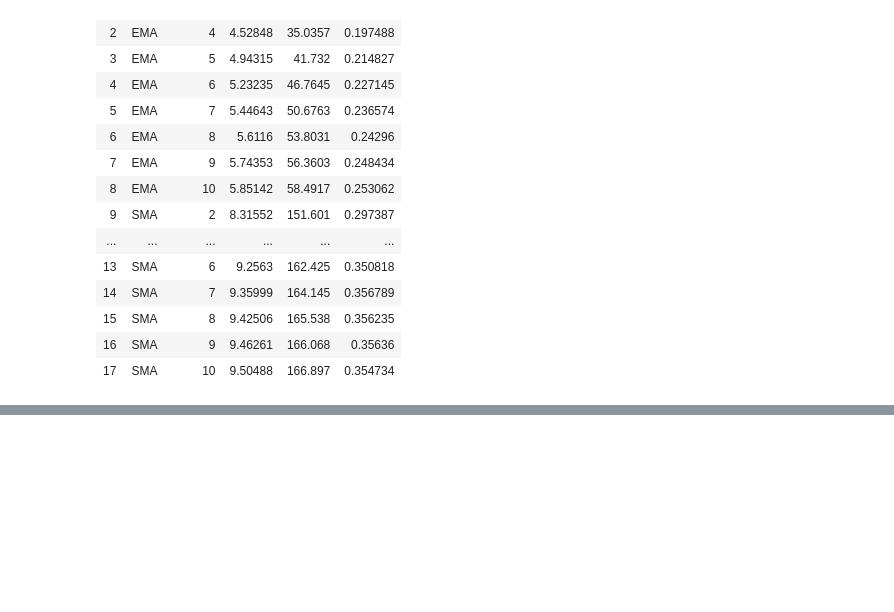
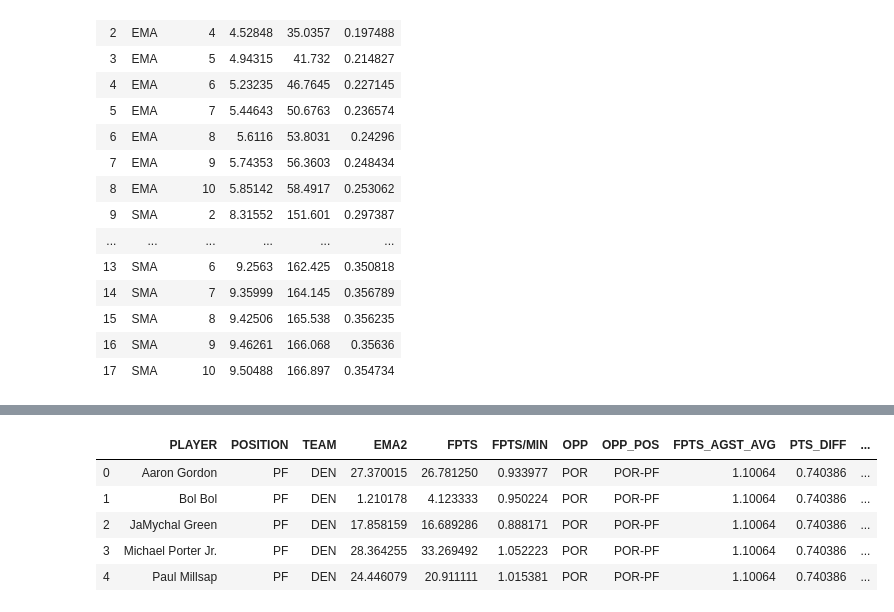
Before and after one commit to ZTFisme/Data-Science-Projects, a Jupyter notebook: NBA Predictor2.0.ipynb, the cells around one changed output, grey strips where cells are left out. Saved outputs shown, nothing was run; the diff lists cells and outputs as text; code cells hidden in the pictures; blank space fills up the shorter version.

```diff
--- a/NBA Predictor2.0.ipynb
+++ b/NBA Predictor2.0.ipynb
@@ -21,7 +28,10 @@ dat = '5-16'
 <br>
 **Yahoo DFS Cost:** Data of player's to choose from and their associated costs for each competition
 # %%
-file1 = ('https://github.com/ZTFisme/Data-Science-Projects/blob/main/NBA_PLAYER_BOX_SCORES_2021.xlsx?raw=true')
+file1 = ('https://github.com/ZTFisme/Data-Sets/blob/main/NBA_PLAYER_BOX_SCORES_2021.xlsx?raw=true')
+file2 = ('https://github.com/ZTFisme/Data-Sets/blob/main/Opponent_List.xlsx?raw=true')
+file3 = ('https://github.com/ZTFisme/Data-Sets/blob/main/Yahoo_DFS_Cost.xlsx?raw=true')
+
 data = pd.read_excel(file1, sheet_name = 0, header=0)
 data.describe()
 # %% [output]
@@ -175,7 +222,7 @@ opp_c = opp_process(opp_c)
 # %%
 opps = [opp_pg, opp_sg, opp_sf, opp_pf, opp_c]
 opponents = pd.concat(opps).reset_index(drop=True)
-opponents = opponents[['OPP','POSITION','OPP_POS','FPTS_AGST_AVG','PTS_DIFF','FPTS_MIN_AGST_AVG']]
+opponents = opponents[['OPP_POS','FPTS_AGST_AVG','PTS_DIFF','FPTS_MIN_AGST_AVG']]
 #opponents = opponents[['OPP_POS','FPTS_MIN_AGST_AVG']]
 # %%
 player_stats = pd.DataFrame(data.groupby('PLAYER')['FPTS','FPTS/MIN'].mean())
@@ -184,11 +231,22 @@ last = pd.DataFrame(data.set_index('PLAYER').groupby(level='PLAYER').agg(['last'
 last = last.reset_index()[['PLAYER','POSITION','TEAM','EMA2']]
 l = last.merge(player_stats, how='inner', left_on = 'PLAYER', right_on = 'PLAYER')
 # %%
-opp_lst = ('https://github.com/ZTFisme/Data-Science-Projects/blob/main/Opponent_List.xlsx?raw=true')
-opponent = pd.read_excel(opp_lst, sheet_name = 0, header=0)
+opponent = pd.read_excel(file2, sheet_name = 0, header=0)
 opponent = opponent[['TEAM',dat]].rename(columns={dat:'OPP'})
 # %%
 oppo = l.merge(opponent, how='inner', left_on = 'TEAM', right_on = 'TEAM')
 oppo['OPP_POS'] = oppo['OPP'] + '-' + oppo['POSITION']
 pred = oppo.merge(opponents, how = 'inner', left_on='OPP_POS', right_on = 'OPP_POS')
-pred = pred.drop(columns=['OPP_y','POSITION_y']).rename(columns={'OPP_x':'OPP','POSITION_x':'POSITION'})
+pred = pred.rename(columns={'OPP_x':'OPP','POSITION_x':'POSITION'})
+pred['PRED'] = ((((pred['EMA2']*0.4) + (pred['FPTS'])*0.6)) + pred['PTS_DIFF'])
+cost = pd.read_excel(file3, sheet_name = dat, header=0)
+cost = cost[['PLAYER', 'COST']]
+pred = pred.merge(cost, how = 'inner', left_on = 'PLAYER', right_on = 'PLAYER')
+pred.head()
+# %% [output]
+|  | PLAYER | POSITION | TEAM | EMA2 | FPTS | FPTS/MIN | OPP | OPP_POS | FPTS_AGST_AVG | PTS_DIFF | ... |
+| 0 | Aaron Gordon | PF | DEN | 27.370015 | 26.781250 | 0.933977 | POR | POR-PF | 1.10064 | 0.740386 | ... |
+| 1 | Bol Bol | PF | DEN | 1.210178 | 4.123333 | 0.950224 | POR | POR-PF | 1.10064 | 0.740386 | ... |
+| 2 | JaMychal Green | PF | DEN | 17.858159 | 16.689286 | 0.888171 | POR | POR-PF | 1.10064 | 0.740386 | ... |
+| 3 | Michael Porter Jr. | PF | DEN | 28.364255 | 33.269492 | 1.052223 | POR | POR-PF | 1.10064 | 0.740386 | ... |
+| 4 | Paul Millsap | PF | DEN | 24.446079 | 20.911111 | 1.015381 | POR | POR-PF | 1.10064 | 0.740386 | ... |
```
Also changed, not shown: parts of 9 cells of this notebook.
